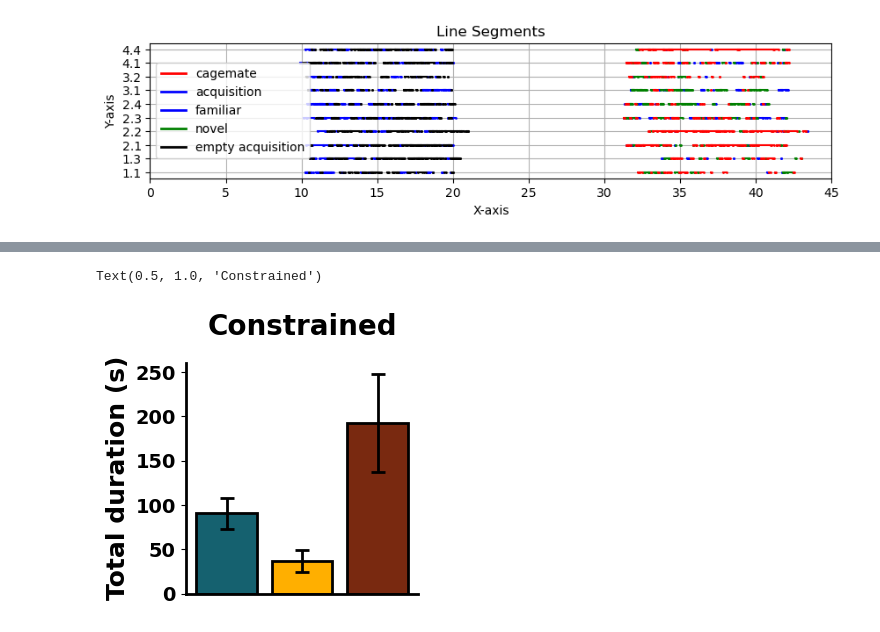
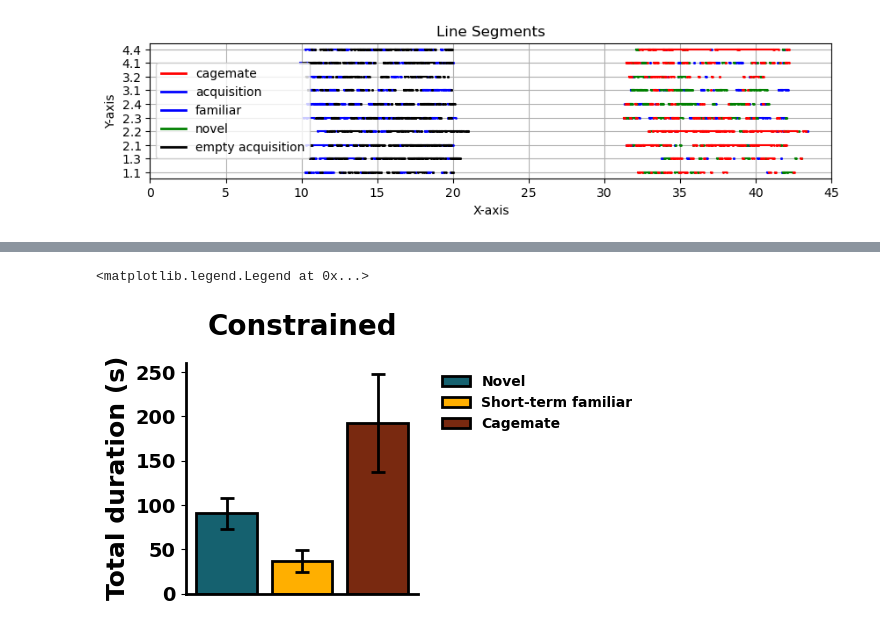
Before and after one commit to tomHep10/diff_fam_social_memory_ephys, a Jupyter notebook: pilot2/cups_phase4/cups_behavior_analysis.ipynb, the cells around one changed output, grey strips where cells are left out. Drawn from its saved outputs; the diff is of its cells as text; code cells hidden in the pictures.

Commit message:
behavior updates

```diff
--- a/pilot2/cups_phase4/cups_behavior_analysis.ipynb
+++ b/pilot2/cups_phase4/cups_behavior_analysis.ipynb
@@ -1,7 +31,7 @@
 # %%
 import pickle
-import boris_extraction as boris
-import multirecording_spikeanalysis as spike
+import behavior.boris_extraction as boris
+#import spike.spike_analysis. as spike
 import pandas as pd
 import numpy as np
 import matplotlib.pyplot as plt
@@ -36,3 +66,5 @@ def unpickle_this(pickle_file):
     """
     with open(pickle_file, 'rb') as file:
         return(pickle.load(file))
+
+behavior_dicts = unpickle_this("pilot2/cups_phase4/cups_behavior_dicts.pkl")
@@ -319,7 +287,7 @@ for event in event_dict_keys:
     if 'cup' not in event:
         avg_event = event_total_time[event].mean()
         sem_event = sem(event_total_time[event])
-        event_agent_time_averages[event] = avg_event
+        event_agent_time_averages[event] = (avg_event, sem_event)
         avg_events.append(avg_event)
         sem_events.append(sem_event)
 avg_events = np.array(avg_events)
@@ -384,28 +361,45 @@ sem_events = sem_events[np.array([3,2,4])]
+# %%
+event_agent_time_averages
+avg_events = [event_agent_time_averages['novel'][0],
+              event_agent_time_averages['familiar'][0],
+              event_agent_time_averages['cagemate'][0]]
+sem_events = [event_agent_time_averages['novel'][1],
+              event_agent_time_averages['familiar'][1],
+              event_agent_time_averages['cagemate'][1]]
 # %%
 plt.rcParams['font.weight'] = 'bold'  # Set font weight to bold (not bold)
 plt.rcParams['axes.titleweight'] = 'bold'  # Set axis title font weight to bold
 plt.rcParams['axes.labelweight'] = 'bold'  # Set axis label font weight to bold
 
 color_id_dict = {'novel': hex_2_rgb('#15616F'),
-                'short-term familiar\n(exposure 2)': (1.0, 0.6862745098039216, 0.0),
-                'long-term familiar': hex_2_rgb('#792910')
+                'short-term familiar': (1.0, 0.6862745098039216, 0.0),
+                'cagemate': hex_2_rgb('#792910')
                 }
 hatches = ['','','']
 plt.figure(figsize= (3,3))
 plt.bar(color_id_dict.keys(), avg_events, yerr = sem_events,
             color = color_id_dict.values(), hatch = hatches,
             edgecolor = ['black', 'black', 'black'], linewidth = 2,
             capsize = 5, error_kw={'elinewidth': 2, 'capthick': 2})
 plt.xticks([],rotation=45)
 plt.ylabel('Total duration (s)', fontsize = 18)
 plt.gca().spines['top'].set_visible(False)
 plt.gca().spines['right'].set_visible(False)
 plt.xticks(fontsize=14)
 plt.yticks(fontsize=14)
 hatches = ['//','','','', '']
 plt.gca().spines['bottom'].set_linewidth(2)  # X-axis
 plt.gca().spines['left'].set_linewidth(2)
 plt.title('Constrained', fontsize = 20, pad = 20)
+# Create custom legend
+legend_elements = [
+    plt.Rectangle((0, 0), 1, 1, facecolor=color_id_dict['novel'], edgecolor='black', linewidth=2, label='Novel'),
+    plt.Rectangle((0, 0), 1, 1, facecolor=color_id_dict['short-term familiar'], edgecolor='black', linewidth=2, label='Short-term familiar'),
+    plt.Rectangle((0, 0), 1, 1, facecolor=color_id_dict['cagemate'], edgecolor='black', linewidth=2, label='Cagemate')
+]
+
+# Add the legend
+plt.legend(handles=legend_elements, fontsize=10, frameon=False, loc='best', bbox_to_anchor=(1.05, 1))
 # %% [output]
-Text(0.5, 1.0, 'Constrained')
+<matplotlib.legend.Legend at 0x...>
-[figure, old version]
+[figure, new version]
```
Also changed, not shown: parts of 20 cells of this notebook.
